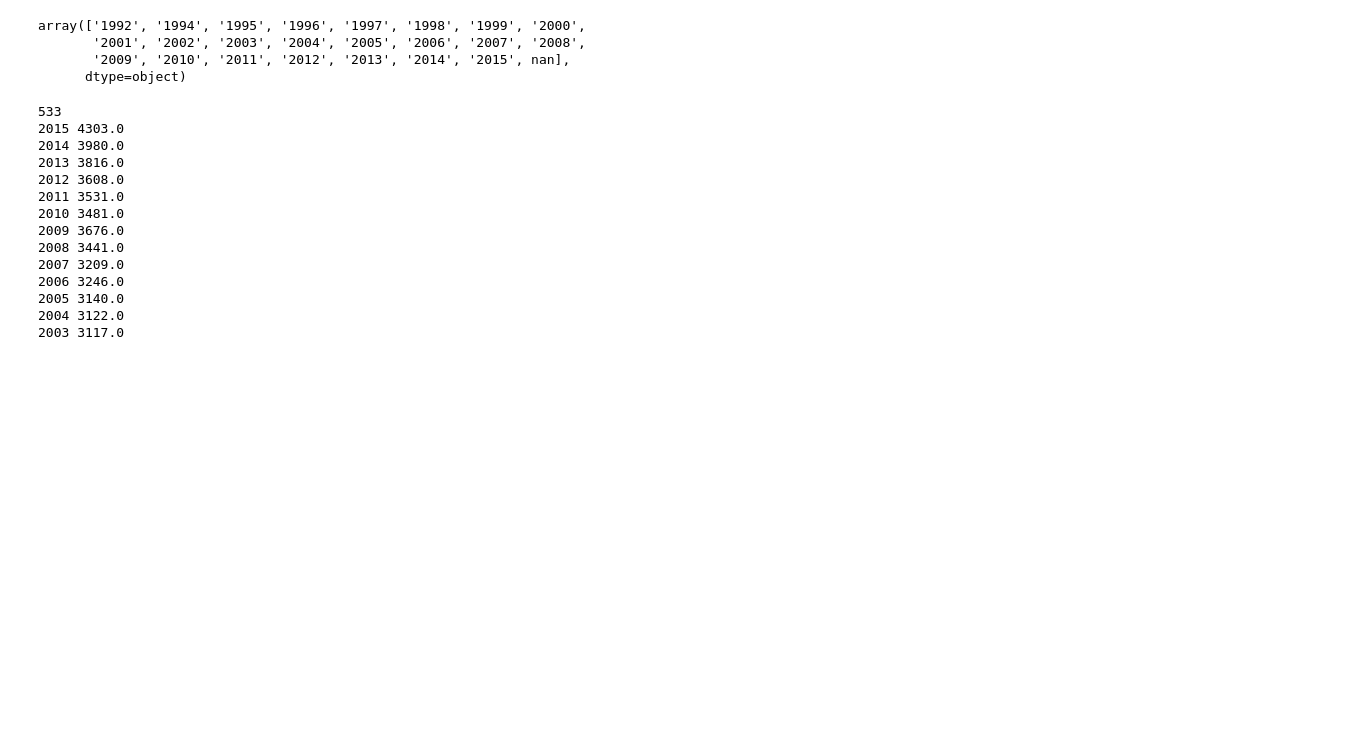
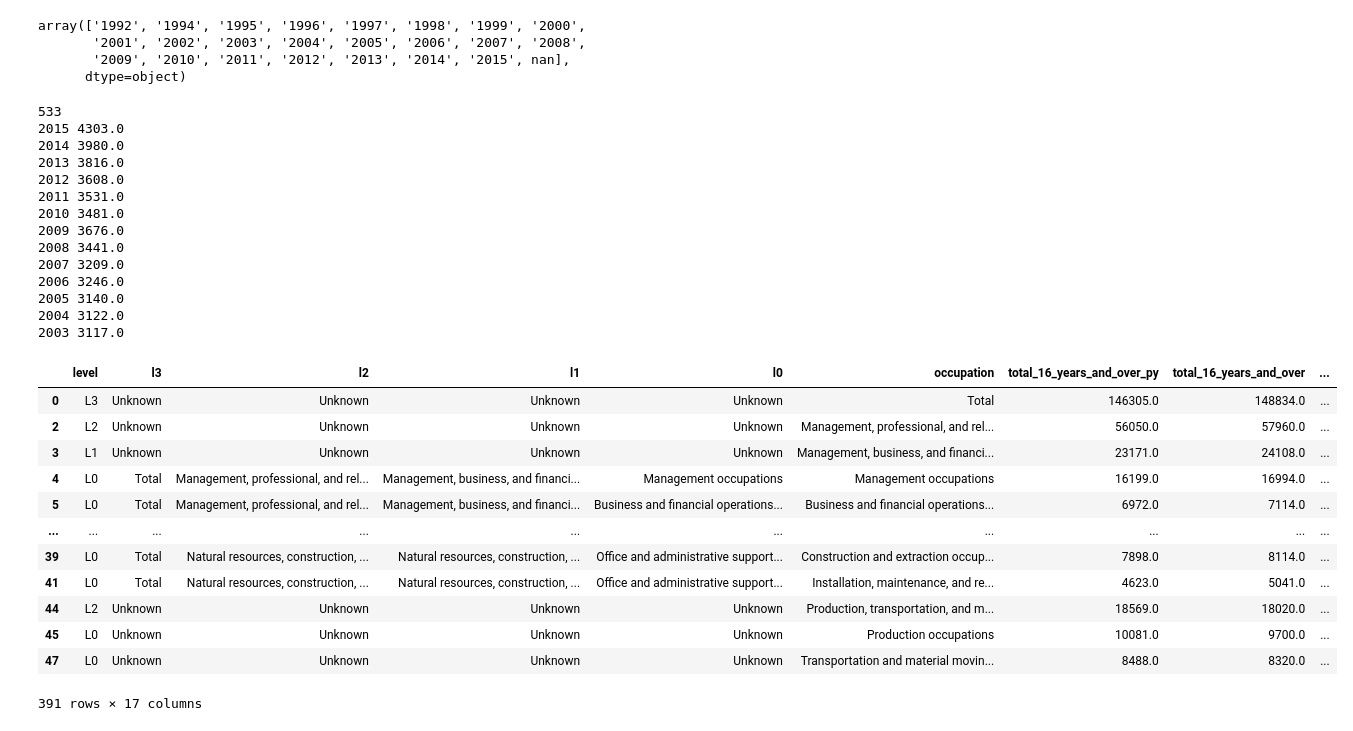
Before and after one commit to MADS-593-Project/Project, a Jupyter notebook: main.ipynb, the cells around one changed output. Cells and saved outputs as stored; diff of their text form; code cells hidden in the pictures; blank space fills up the shorter version.

```diff
--- a/main.ipynb
+++ b/main.ipynb
@@ -152,31 +152,47 @@ df_bls_all_filtered_L2 = df_bls_all[(df_bls_all['level'] == 'L2') & (df_bls_all[
 df_bls_all_filtered_L0 = df_bls_all[(df_bls_all['level'] == 'L0') & (df_bls_all['total_16_years_and_over_py'] != 'Unknown')]
 
 
 # Check L0 Sums vs Totals
 # for tab in tabs:
 #     print(tab, df_bls_all_filtered_L0[df_bls_all_filtered_L0['year'] == tab]['total_16_years_and_over_py'].sum(axis=0) - df_bls_all_filtered_Totals[df_bls_all_filtered_Totals['year'] == tab]['total_16_years_and_over_py'].sum(axis=0))
 
 
 # print(len(df_bls_all_filtered_L0[(df_bls_all_filtered_L0['year'] == '2015')]))
 # print(df_bls_all_filtered_L0[(df_bls_all_filtered_L0['year'] == '2015')].columns)
 # print(df_bls_all_filtered_L0[(df_bls_all_filtered_L0['year'] == '2015')]['occupation'].unique())
 
 # Sanity Check trend
 for tab in tabs:
     print(tab, df_bls_all_filtered_L0[(df_bls_all_filtered_L0['year'] == tab) & (df_bls_all_filtered_L0['occupation'] == 'Computer and mathematical occupations')]['total_16_years_and_over_py'].sum(axis=0))
+
+
+df_bls_all_filtered
 # %% [output]
 533
 2015 4303.0
 2014 3980.0
 2013 3816.0
 2012 3608.0
 2011 3531.0
 2010 3481.0
 2009 3676.0
 2008 3441.0
 2007 3209.0
 2006 3246.0
 2005 3140.0
 2004 3122.0
 2003 3117.0
+|  | level | l3 | l2 | l1 | l0 | occupation | total_16_years_and_over_py | total_16_years_and_over | ... |
+| 0 | L3 | Unknown | Unknown | Unknown | Unknown | Total | 146305.0 | 148834.0 | ... |
+| 2 | L2 | Unknown | Unknown | Unknown | Unknown | Management, professional, and rel... | 56050.0 | 57960.0 | ... |
+| 3 | L1 | Unknown | Unknown | Unknown | Unknown | Management, business, and financi... | 23171.0 | 24108.0 | ... |
+| 4 | L0 | Total | Management, professional, and rel... | Management, business, and financi... | Management occupations | Management occupations | 16199.0 | 16994.0 | ... |
+| 5 | L0 | Total | Management, professional, and rel... | Management, business, and financi... | Business and financial operations... | Business and financial operations... | 6972.0 | 7114.0 | ... |
+| ... | ... | ... | ... | ... | ... | ... | ... | ... | ... |
+| 39 | L0 | Total | Natural resources, construction, ... | Natural resources, construction, ... | Office and administrative support... | Construction and extraction occup... | 7898.0 | 8114.0 | ... |
+| 41 | L0 | Total | Natural resources, construction, ... | Natural resources, construction, ... | Office and administrative support... | Installation, maintenance, and re... | 4623.0 | 5041.0 | ... |
+| 44 | L2 | Unknown | Unknown | Unknown | Unknown | Production, transportation, and m... | 18569.0 | 18020.0 | ... |
+| 45 | L0 | Unknown | Unknown | Unknown | Unknown | Production occupations | 10081.0 | 9700.0 | ... |
+| 47 | L0 | Unknown | Unknown | Unknown | Unknown | Transportation and material movin... | 8488.0 | 8320.0 | ... |
+391 rows × 17 columns
 # %%
```
Also changed, not shown: parts of 2 cells of this notebook, 1 other file.
